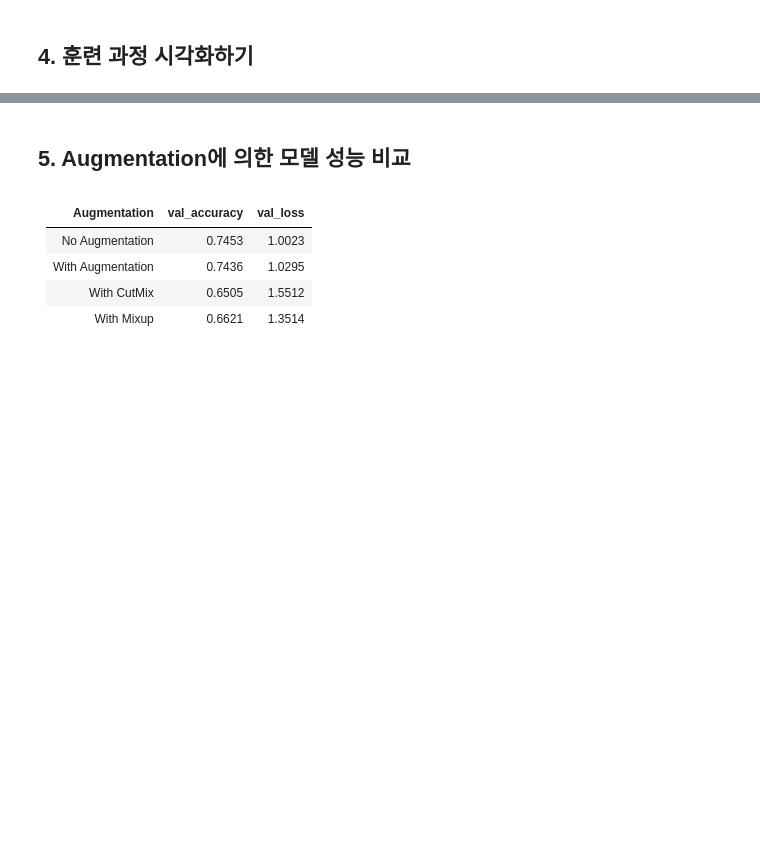
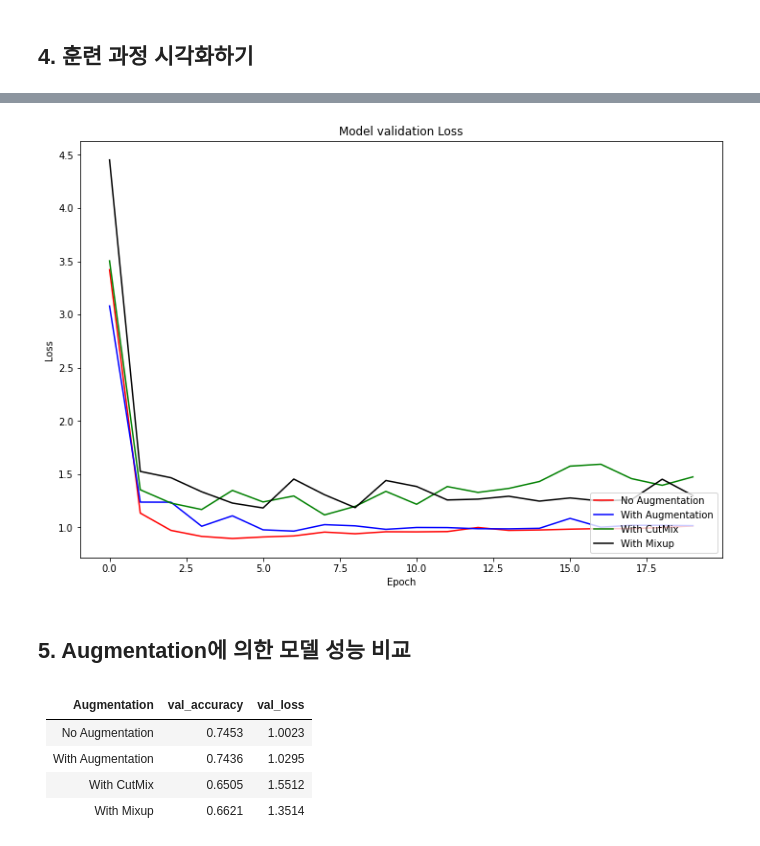
Before and after one commit to olivela777/going_deeper, a Jupyter notebook: 02_Going Deeper(CV)/data_augmentation.ipynb, the cells around one changed output, grey strips where cells are left out. Cells and saved outputs as stored; diff of their text form; code cells hidden in the pictures; blank space fills up the shorter version.

```diff
--- a/02_Going Deeper(CV)/data_augmentation.ipynb
+++ b/02_Going Deeper(CV)/data_augmentation.ipynb
@@ -545,19 +544,19 @@ plt.show()
 # %%
 #accuracy 시각화
 plt.figure(figsize=(12, 8))
-plt.plot(history_resnet50_no_aug['val_loss'], 'r')
-plt.plot(history_resnet50_aug['val_loss'], 'b')
-plt.plot(history_resnet50_cutmix['val_loss'], 'g')
-plt.plot(history_resnet50_mixup['val_loss'], 'k')
+plt.plot(history_resnet50_no_aug.history['val_loss'], 'r')
+plt.plot(history_resnet50_aug.history['val_loss'], 'b')
+plt.plot(history_resnet50_cutmix.history['val_loss'], 'g')
+plt.plot(history_resnet50_mixup.history['val_loss'], 'k')
 
 plt.title('Model validation Loss')
 plt.ylabel('Loss')
 plt.xlabel('Epoch')
 plt.legend(['No Augmentation', 'With Augmentation', 'With CutMix', 'With Mixup'], loc='lower right')
 
-plt.grid(True)
-plt.ylim(0.72, 0.76) # 출력하고자 하는  Accuracy 범위를 지정
 plt.show()
+# %% [output]
+[figure, added]
 # %% [markdown]
 ## 5. Augmentation에 의한 모델 성능 비교
 # %% [markdown]
```
Also changed, not shown: parts of 16 cells of this notebook.
